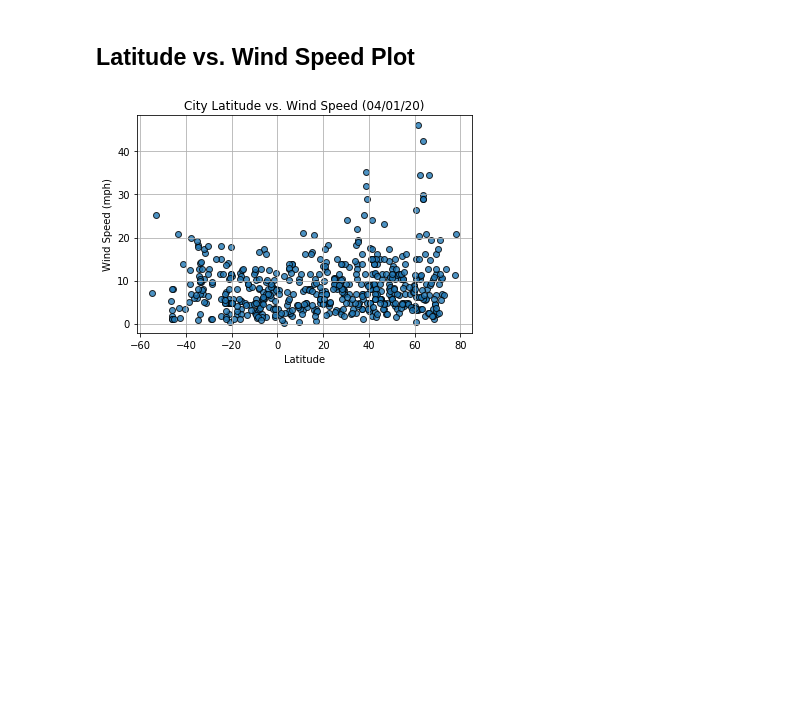
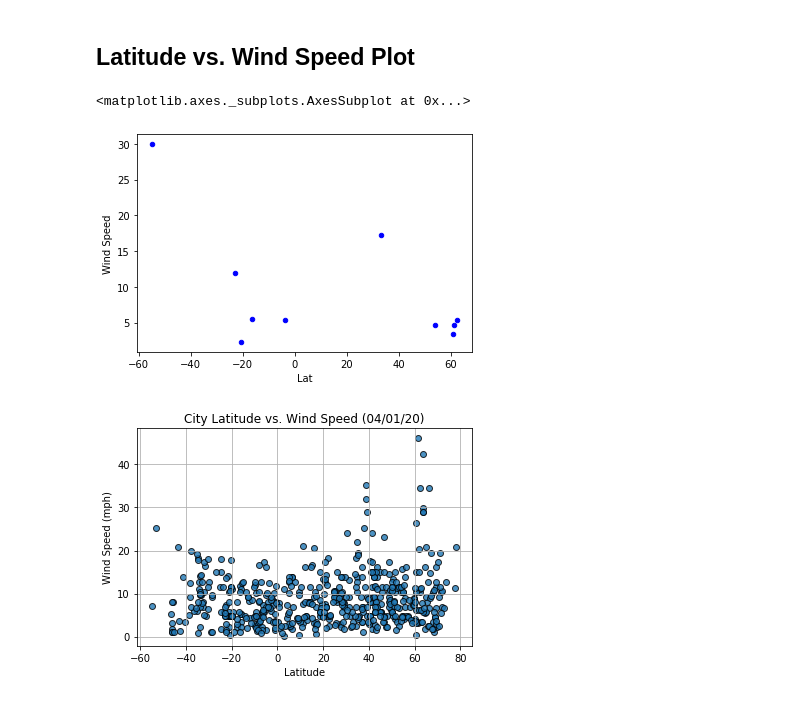
Before and after one commit to corriethomas/Python-API-Challenge, a Jupyter notebook: WeatherPy/starter_code/WeatherPy-Copy2.ipynb, the cells around one changed output. Drawn from its saved outputs; the diff is of its cells as text; code cells hidden in the pictures; blank space fills up the shorter version.

```diff
--- a/WeatherPy/starter_code/WeatherPy-Copy2.ipynb
+++ b/WeatherPy/starter_code/WeatherPy-Copy2.ipynb
@@ -210,6 +281,11 @@ Int64Index([], dtype='int64')
 [figure]
 # %% [markdown]
 ## Latitude vs. Wind Speed Plot
+# %%
+clean_city_df.plot.scatter("Lat", "Wind Speed", color="blue")
+# %% [output]
+<matplotlib.axes._subplots.AxesSubplot at 0x...>
+[figure, added]
 # %%
 # %% [output]
 [figure]
```
Also changed, not shown: parts of 9 cells of this notebook, 1 other file.
